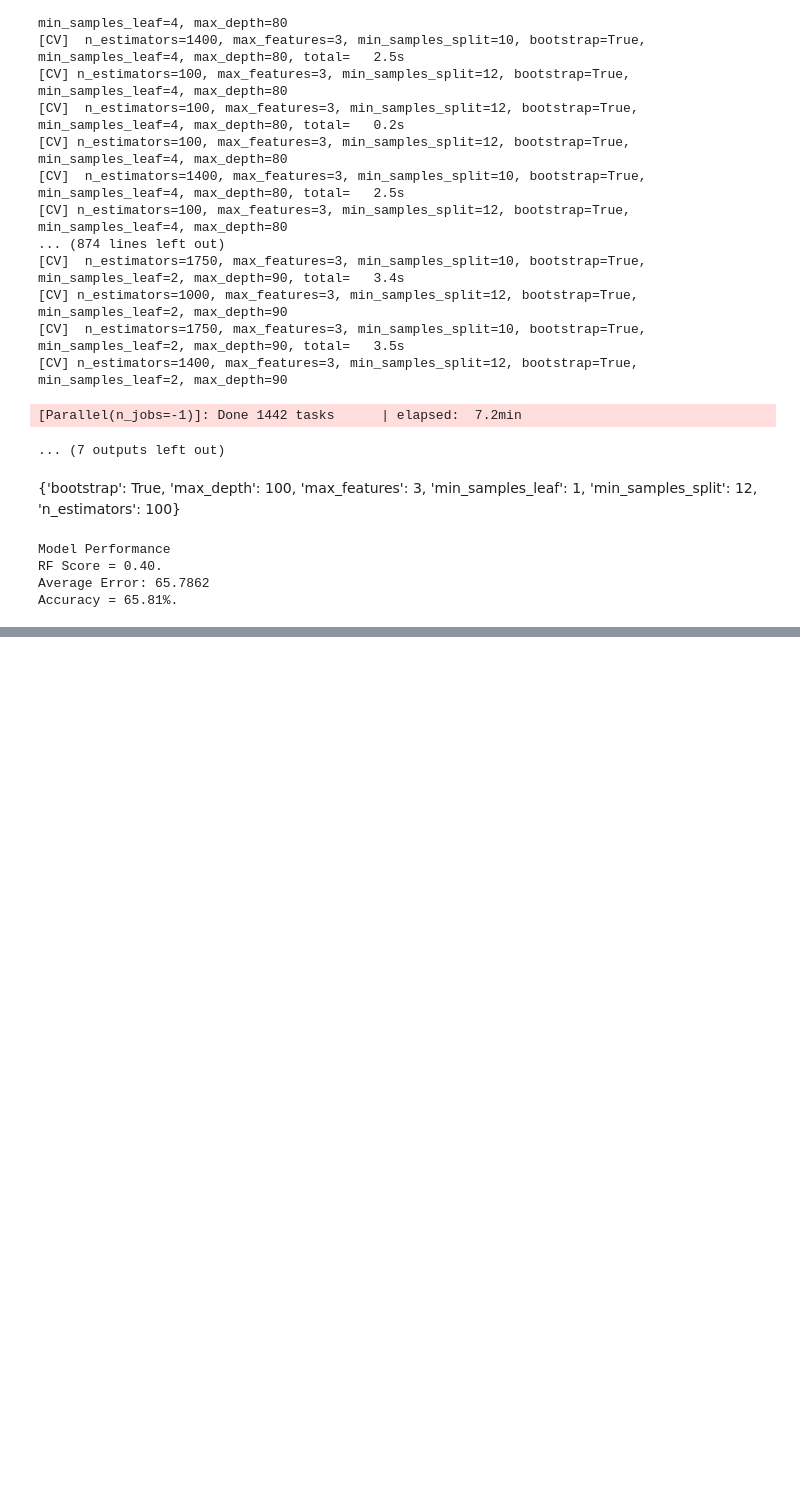
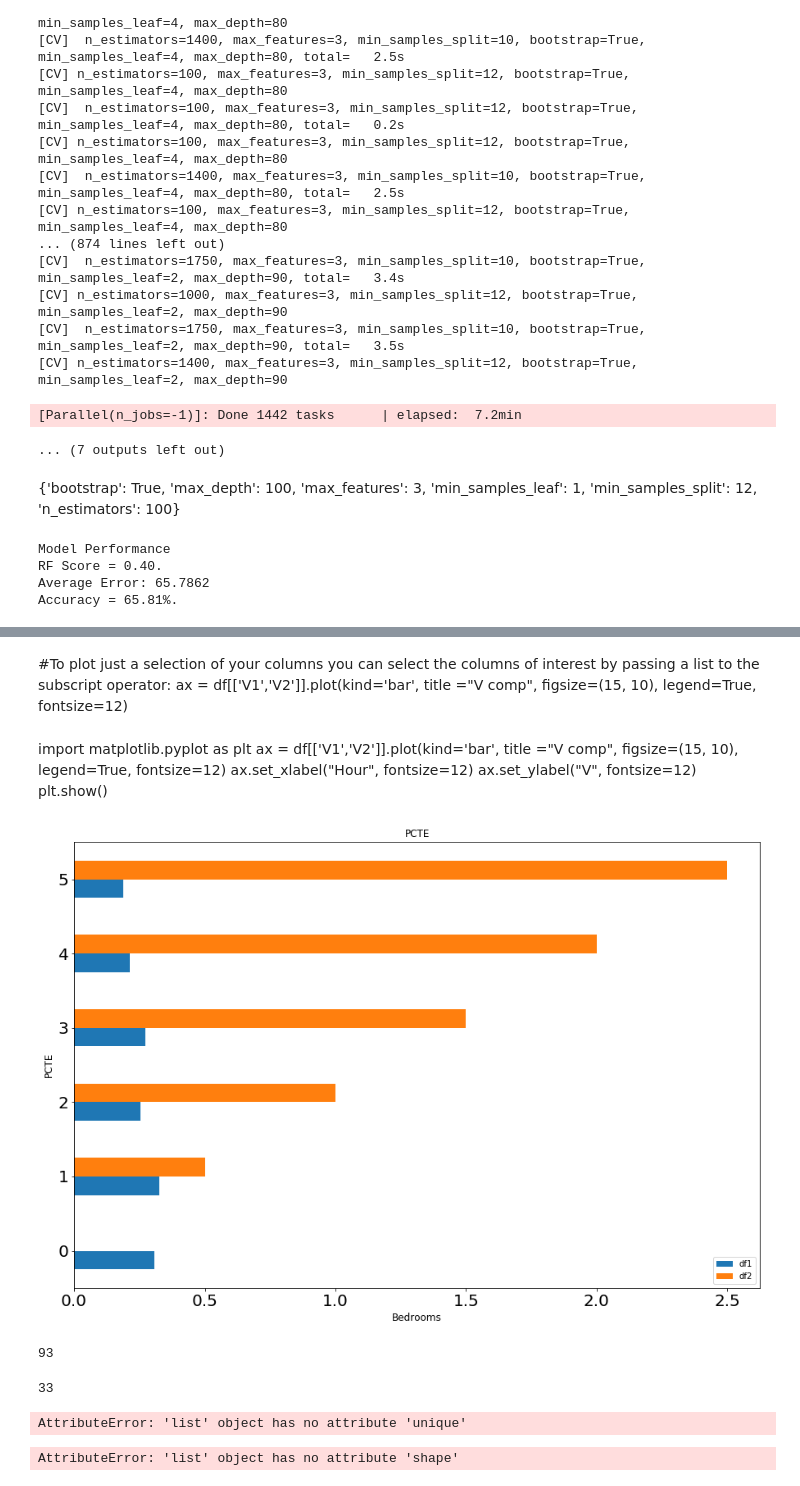
Before and after one commit to sgjcyp/cap_stone, a Jupyter notebook: airbnb_sfo/gradient_boost_pkl.ipynb, the cells around one changed output, grey strips where cells are left out. Saved outputs shown, nothing was run; the diff lists cells and outputs as text; code cells hidden in the pictures; blank space fills up the shorter version.

```diff
--- a/airbnb_sfo/gradient_boost_pkl.ipynb
+++ b/airbnb_sfo/gradient_boost_pkl.ipynb
@@ -560,0 +882,20 @@ Accuracy = 65.81%.
+# %%
+fname='bedrooms'
+tmpdf=pd.DataFrame(columns=[dfnamelist])
+fvc=[]
+for dfx in dflist: #input dataframes
+    fvc=fvc+(dfx[fname].value_counts().index)
+
+print(fvc)
+
+# for dfx in dflist:
+
+#     for fc in fvc.sort_values():
+#         filtered=dfx[dfx[fname] == fc]
+#         tmpdf.loc[fc] =
+
+# fvc=Z_test[fname].value_counts().index
+# for fc in fvc.sort_values():
+#     filtered=Z_test[Z_test[fname]==fc]
+#     tmpdf.loc[fc] = [fc,np.abs(((filtered.act-filtered.pred)/filtered.act)).mean(),fc*0.5]
+#     print(fc,np.abs(((filtered.act-filtered.pred)/filtered.act)).mean(),fc*0.5)
@@ -560,0 +914,30 @@ Accuracy = 65.81%.
+# %% [markdown]
+#To plot just a selection of your columns you can select the columns of interest by passing a list to the subscript operator:
+ax = df[['V1','V2']].plot(kind='bar', title ="V comp", figsize=(15, 10), legend=True, fontsize=12)
+# %% [markdown]
+import matplotlib.pyplot as plt
+ax = df[['V1','V2']].plot(kind='bar', title ="V comp", figsize=(15, 10), legend=True, fontsize=12)
+ax.set_xlabel("Hour", fontsize=12)
+ax.set_ylabel("V", fontsize=12)
+plt.show()
+# %%
+ax = tmpdf[['df1','df2']].plot(kind='barh', title ="PCTE", figsize=(15, 10), legend=True, fontsize=20)
+ax.set_xlabel("Bedrooms", fontsize=12)
+ax.set_ylabel("PCTE", fontsize=12)
+plt.show()
+# %% [output]
+[figure, added]
+# %%
+(Z_test.bedrooms==0).sum()
+# %% [output]
+93
+# %%
+
+jnklst = ['Arise', 'But', 'It', 'Juliet', 'Who', 'already', 'and', 'and', 'and', 'breaks', 'east', 'envious', 'fair', 'grief', 'is', 'is', 'is', 'kill', 'light', 'moon', 'pale', 'sick', 'soft', 'sun', 'sun', 'the', 'the', 'the', 'through', 'what', 'window', 'with', 'yonder']
+len(jnklst)
+# %% [output]
+33
+# %%
+jnklst.unique
+# %% [output]
+AttributeError: 'list' object has no attribute 'unique'
@@ -560,0 +960,5 @@ Accuracy = 65.81%.
+# %%
+rowj=['a','b']
+type(rowj)
+# %% [output]
+AttributeError: 'list' object has no attribute 'shape'
```
Also changed, not shown: parts of 30 cells of this notebook.
